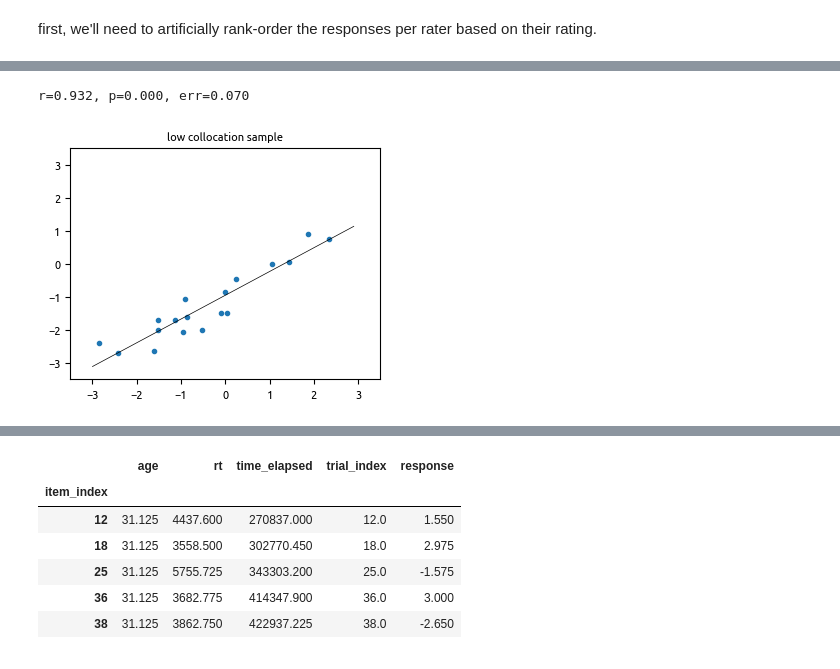
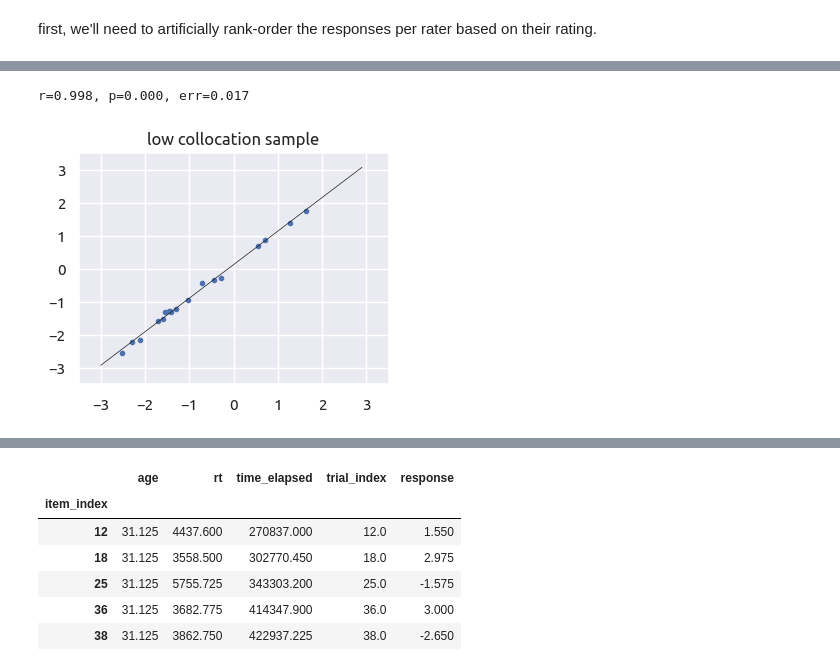
Before and after one commit to roccoflint/composlang_ud, a Jupyter notebook: notebooks/process_prolific.ipynb, the cells around one changed output, grey strips where cells are left out. Drawn from its saved outputs; the diff is of its cells as text; code cells hidden in the pictures.

```diff
--- a/notebooks/process_prolific.ipynb
+++ b/notebooks/process_prolific.ipynb
@@ -1,17 +1,22 @@
 # %% [markdown]
 # Preamble
 # %%
+import yaml
 import random
 import json
 import pandas as pd
+import seaborn as sns
 import numpy as np
 import typing
 from pathlib import Path
-from collections import Counter
+from collections import Counter, defaultdict
 import matplotlib
 from matplotlib import pyplot as plt
 from functools import reduce
 import kendall_w.kendall_w as kw
 import scipy.stats
+from tqdm.auto import tqdm
+
+sns.set_theme()
 # %% [markdown]
 ## Functions to process individual subjects and find subjects within directory
@@ -175,0 +204,3 @@ plt.show()
+# %%
+df2 = pd.read_csv("cleaned_data/composlang-beh_no-dupes.csv")
+df2
@@ -339,7 +450,13 @@ def split_groups_corr(
     group2: slice = slice(1, None, 2),
     all_subj=None,
 ) -> scipy.stats._stats_py.PearsonRResult:
-
+    """
+    computes the correlation between the means of corresponding items across two groups.
+    the two groups can be defined flexibly using a slice oject. for instance, this function
+    turns into split-halves correlation when the slices bisect the dataset.
+    alternatively, this function also supports leave-one-out correlation by making one of
+    the slices correspond to a single subject.
+    """
     all_subj = list(df_obj.subject_id.unique())
 
     if randomize:
@@ -375,7 +492,6 @@ def leave_one_out_corr(
     subject_id: str,
     numpy: bool = True,
 ) -> scipy.stats._stats_py.PearsonRResult:
-
     first_group_view = df_obj.loc[df_obj.subject_id != subject_id]
     second_group_view = df_obj.loc[df_obj.subject_id == subject_id]
 
@@ -390,19 +506,25 @@ def leave_one_out_corr(
             second_group_view.groupby("item_index").mean(),
         )
 # %%
-f, a = plt.subplots(figsize=(4,3))
+f, a = plt.subplots(figsize=(4, 3))
 
-x, y = split_halves_corr(df[df.trial_type.isin(["anti"])], random_state=None)
+x, y = split_halves_corr(df2[df2.trial_type.isin(["anti"])], random_state=42)
 slope, intercept, r, p, err = scipy.stats.linregress(x, y)
 
-a.plot( x, y, "." )
-a.plot((xs := np.arange(-3, 3, .1)), intercept + slope * xs, 'k-', linewidth=.5)
-a.set(xlim=(-3.5,3.5), ylim=(-3.5,3.5), title='low collocation sample')
+a.plot(x, y, ".")
+a.plot((xs := np.arange(-3, 3, 0.1)), intercept + slope * xs, "k-", linewidth=0.5)
+a.set(
+    xlim=(-3.5, 3.5),
+    ylim=(-3.5, 3.5),
+    title="low collocation sample",
+    xticks=np.arange(-3, 4),
+    yticks=np.arange(-3, 4),
+)
 
-print(f'r={r:.3f}, p={p:.3f}, err={err:.3f}')
+print(f"r={r:.3f}, p={p:.3f}, err={err:.3f}")
 # %% [output]
-r=0.932, p=0.000, err=0.070
+r=0.998, p=0.000, err=0.017
-[figure, old version]
+[figure, new version]
 # %%
 trial_types = ("anti", "gold")
 N = 1_000
```
Also changed, not shown: parts of 49 cells of this notebook, 7 other files.
